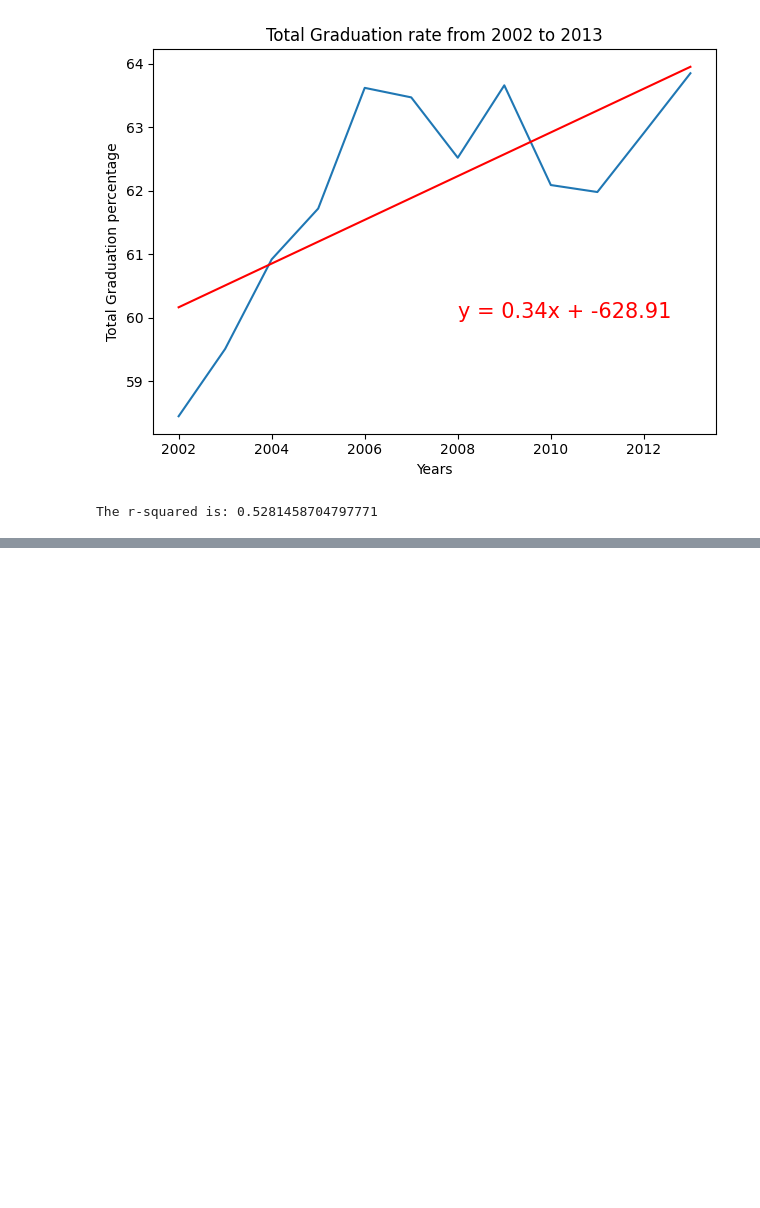
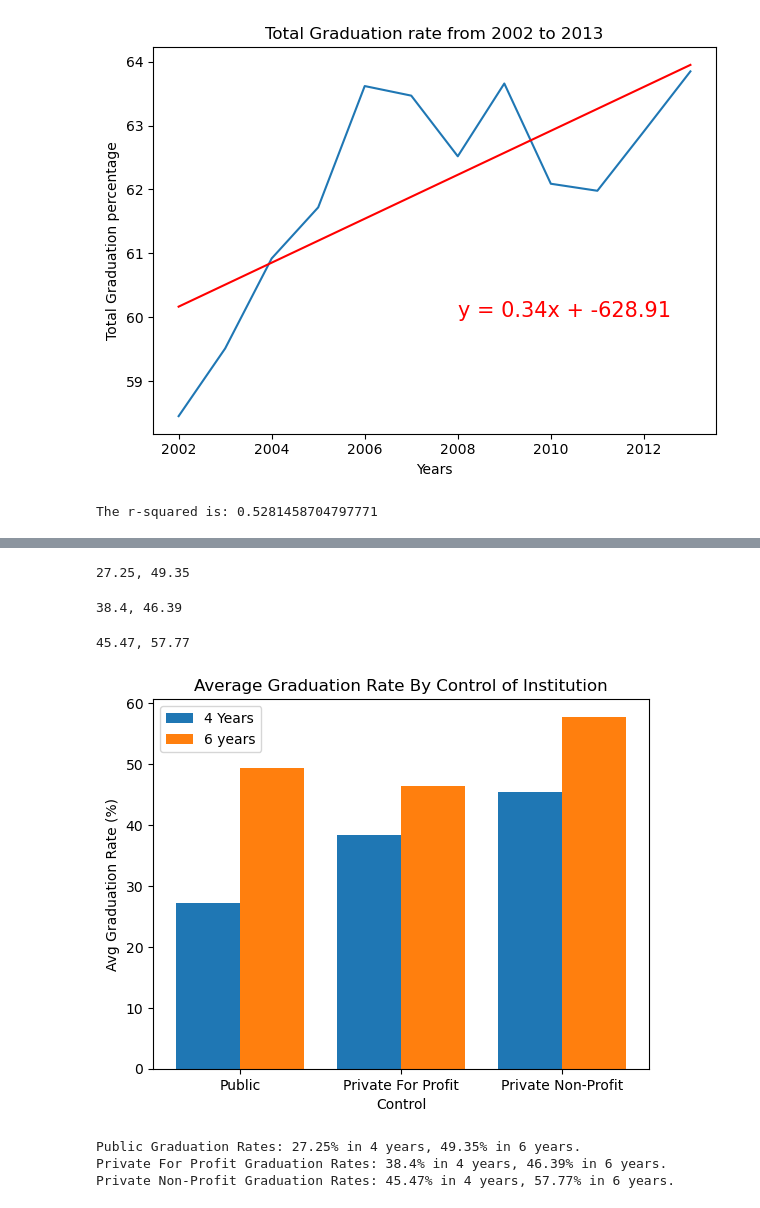
Before and after one commit to will5722/Trends-in-Education, a Jupyter notebook: project4.ipynb, the cells around one changed output, grey strips where cells are left out. Saved outputs shown, nothing was run; the diff lists cells and outputs as text; code cells hidden in the pictures; blank space fills up the shorter version.

```diff
--- a/project4.ipynb
+++ b/project4.ipynb
@@ -670,3 +665,8 @@ print(f"The r-squared is: {rvalue**2}")
 # %% [output]
 [figure]
 The r-squared is: 0.5281458704797771
+# %%
+Inst = pd.read_csv('Inst.csv')
+Inst_control = Inst[['unitid', 'chronname', 'city', 'state', 'level', 'control','student_count', 'aid_value',
+            'grad_100_value', 'grad_150_value']]
+Inst_control.head()
@@ -672,0 +680,43 @@ The r-squared is: 0.5281458704797771
+# %%
+public = Inst.loc[Inst['control'] == 'Public']
+public_grad_mean = round(public['grad_100_value'].mean(), 2)
+public_grad150_mean = round(public['grad_150_value'].mean(), 2)
+print(f"{public_grad_mean}, {public_grad150_mean}")
+# %% [output]
+27.25, 49.35
+# %%
+profit = Inst.loc[Inst['control'] == 'Private for-profit']
+profit_grad_mean = round(profit['grad_100_value'].mean(), 2)
+profit_grad150_mean = round(profit['grad_150_value'].mean(), 2)
+print(f"{profit_grad_mean}, {profit_grad150_mean}")
+# %% [output]
+38.4, 46.39
+# %%
+nonprofit = Inst.loc[Inst['control'] == 'Private not-for-profit']
+nonprofit_grad_mean = round(nonprofit['grad_100_value'].mean(), 2)
+nonprofit_grad150_mean = round(nonprofit['grad_150_value'].mean(), 2)
+print(f"{nonprofit_grad_mean}, {nonprofit_grad150_mean}")
+# %% [output]
+45.47, 57.77
+# %%
+first_gradvals = [public_grad_mean, profit_grad_mean, nonprofit_grad_mean]
+second_gradvals = [public_grad150_mean, profit_grad150_mean, nonprofit_grad150_mean]
+
+labels = ['Public', 'Private For Profit', 'Private Non-Profit']
+ticks = np.arange(len(labels))
+plt.bar(ticks - 0.2, first_gradvals, 0.4)
+plt.bar(ticks + 0.2, second_gradvals, 0.4)
+plt.xticks(ticks, labels)
+plt.legend(['4 Years', '6 years'], loc='best')
+plt.title('Average Graduation Rate By Control of Institution')
+plt.xlabel('Control')
+plt.ylabel('Avg Graduation Rate (%)')
+plt.show()
+print(f"Public Graduation Rates: {public_grad_mean}% in 4 years, {public_grad150_mean}% in 6 years.")
+print(f"Private For Profit Graduation Rates: {profit_grad_mean}% in 4 years, {profit_grad150_mean}% in 6 years.")
+print(f"Private Non-Profit Graduation Rates: {nonprofit_grad_mean}% in 4 years, {nonprofit_grad150_mean}% in 6 years.")
+# %% [output]
+[figure, added]
+Public Graduation Rates: 27.25% in 4 years, 49.35% in 6 years.
+Private For Profit Graduation Rates: 38.4% in 4 years, 46.39% in 6 years.
+Private Non-Profit Graduation Rates: 45.47% in 4 years, 57.77% in 6 years.
```
Also changed, not shown: parts of 9 cells of this notebook, 1 other file.
